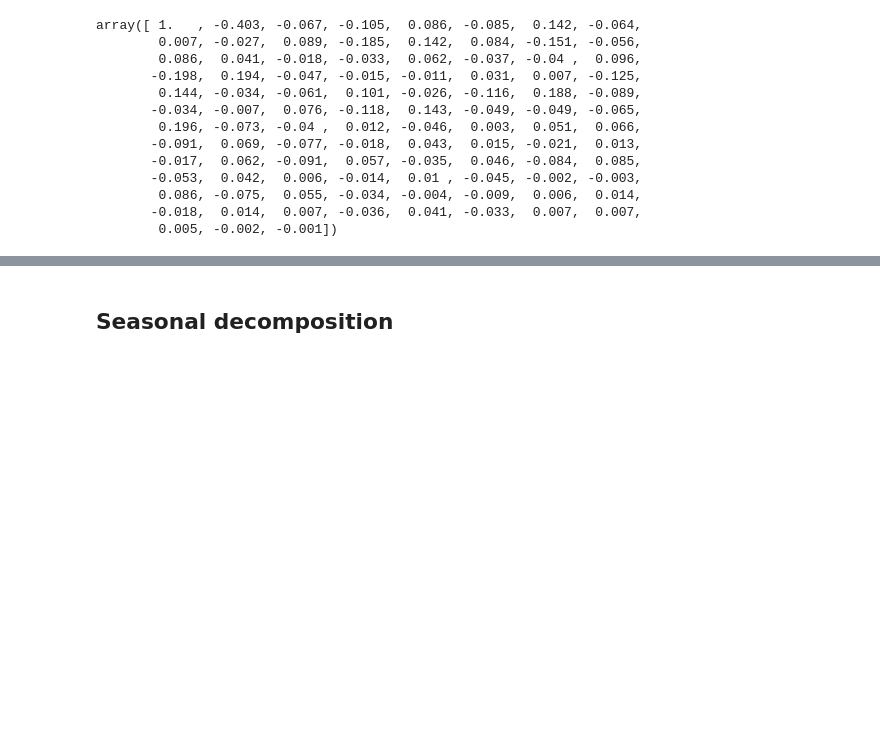
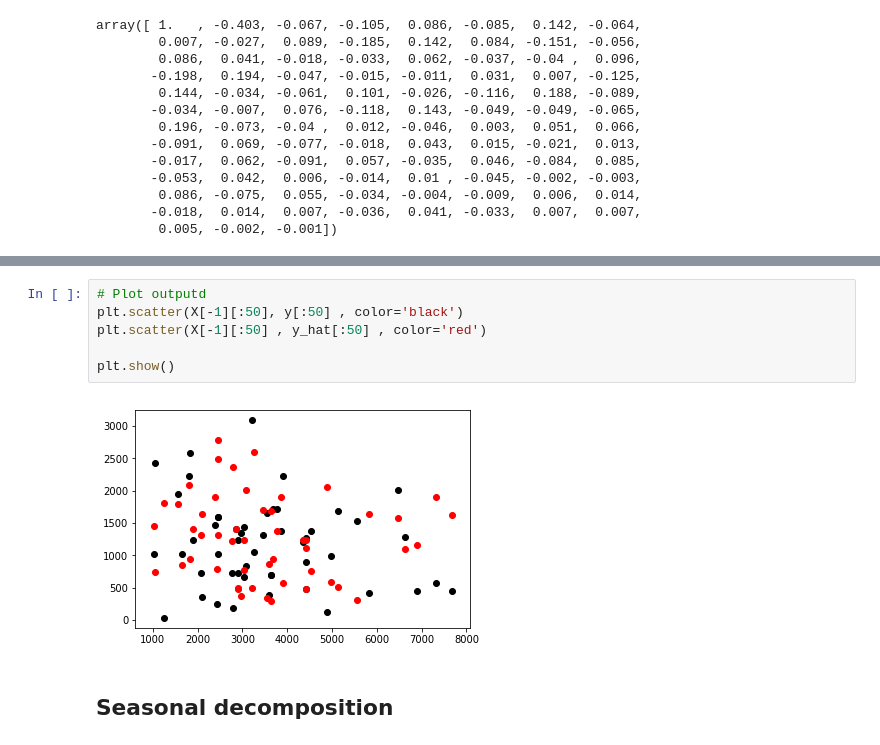
Before and after one commit to enrabre/Sales-forecast, a Jupyter notebook: pmi.ipynb, the cells around one changed output, grey strips where cells are left out. Saved outputs shown, nothing was run; the diff lists cells and outputs as text; blank space fills up the shorter version.

```diff
--- a/pmi.ipynb
+++ b/pmi.ipynb
@@ -390,3 +452,11 @@ iplot(fig, filename='show-legend')
+# %%
+# Plot outputd
+plt.scatter(X[-1][:50], y[:50] , color='black')
+plt.scatter(X[-1][:50] , y_hat[:50] , color='red')
+
+plt.show()
+# %% [output]
+[figure, added]
 # %% [markdown]
 ## Seasonal decomposition
 # %%
```
Also changed, not shown: parts of 11 cells of this notebook.
